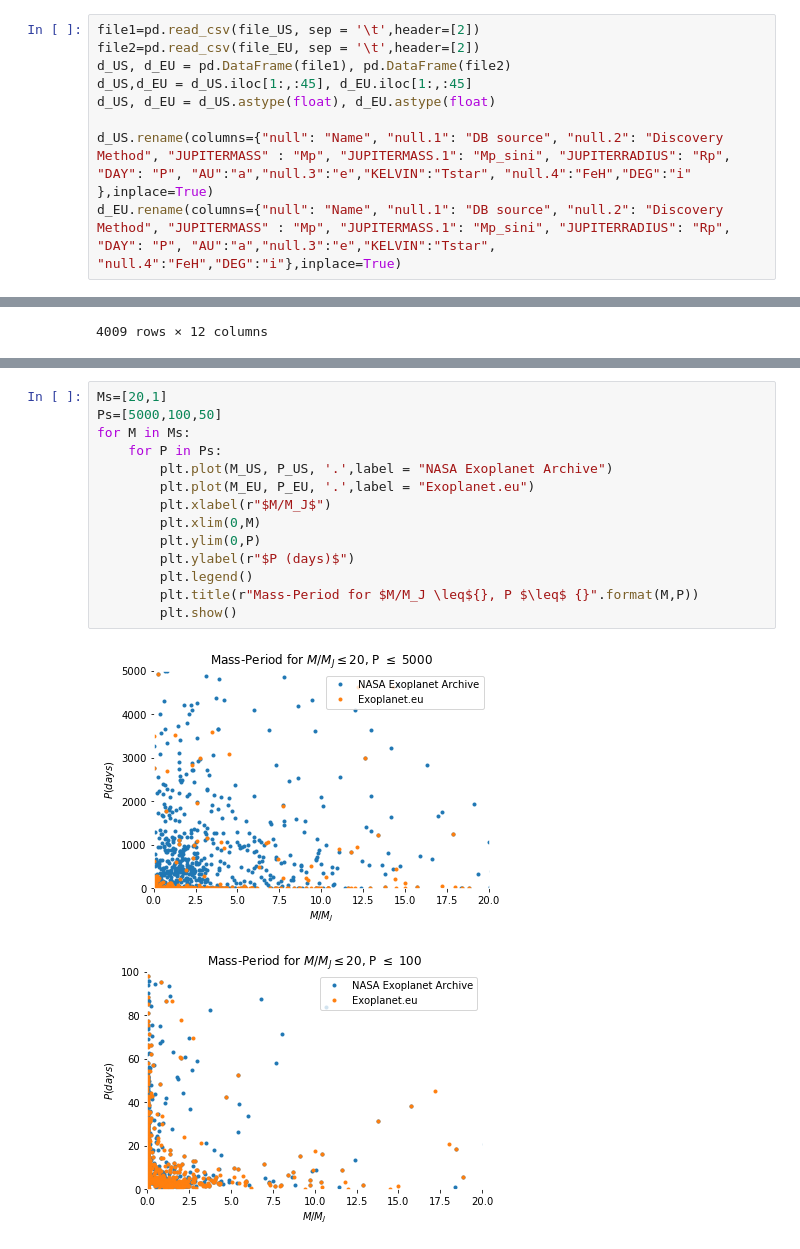
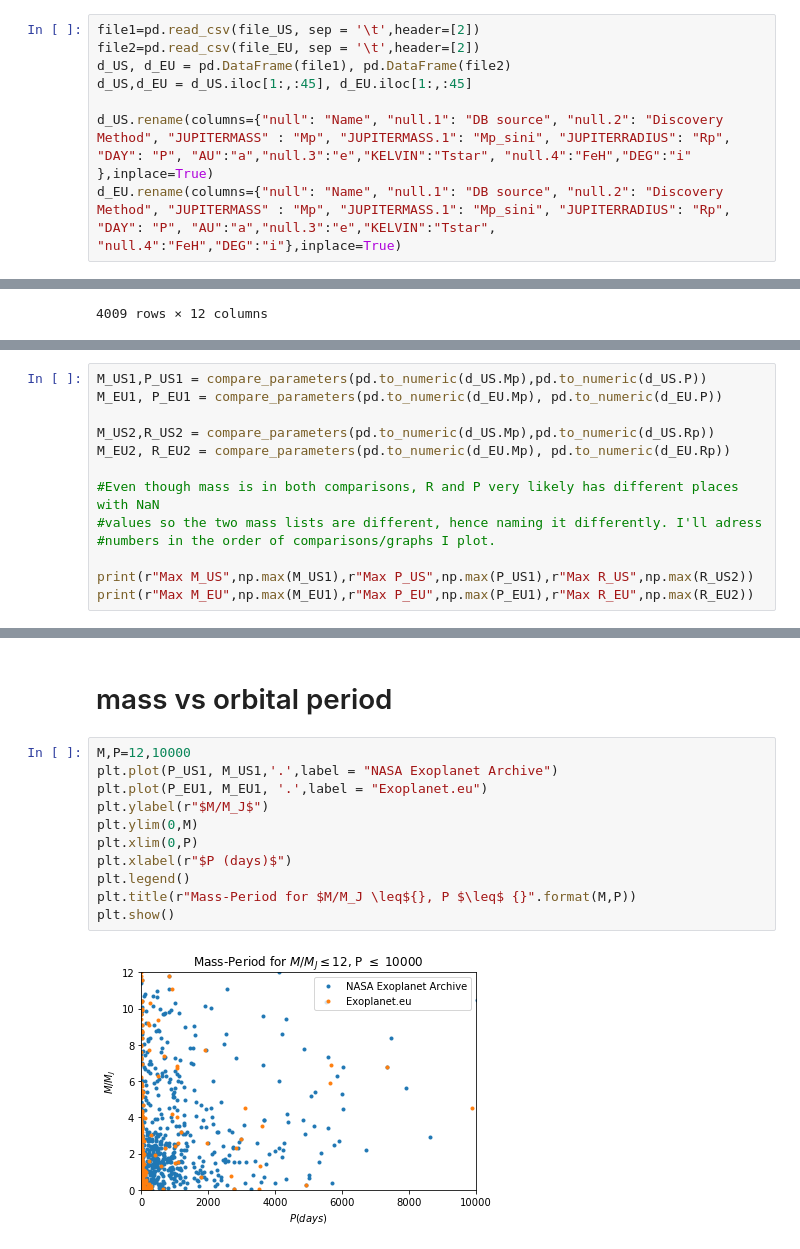
Before and after one commit to anaclb/exoplanets, a Jupyter notebook: test.ipynb, the cells around one changed output, grey strips where cells are left out. Drawn from its saved outputs; the diff is of its cells as text.

```diff
--- a/test.ipynb
+++ b/test.ipynb
@@ -15,7 +14,6 @@ file1=pd.read_csv(file_US, sep = '\t',header=[2])
 file2=pd.read_csv(file_EU, sep = '\t',header=[2])
 d_US, d_EU = pd.DataFrame(file1), pd.DataFrame(file2)
 d_US,d_EU = d_US.iloc[1:,:45], d_EU.iloc[1:,:45]
-d_US, d_EU = d_US.astype(float), d_EU.astype(float)
 
 d_US.rename(columns={"null": "Name", "null.1": "DB source", "null.2": "Discovery Method", "JUPITERMASS" : "Mp", "JUPITERMASS.1": "Mp_sini", "JUPITERRADIUS": "Rp", "DAY": "P", "AU":"a","null.3":"e","KELVIN":"Tstar", "null.4":"FeH","DEG":"i" },inplace=True)
 d_EU.rename(columns={"null": "Name", "null.1": "DB source", "null.2": "Discovery Method", "JUPITERMASS" : "Mp", "JUPITERMASS.1": "Mp_sini", "JUPITERRADIUS": "Rp", "DAY": "P", "AU":"a","null.3":"e","KELVIN":"Tstar", "null.4":"FeH","DEG":"i"},inplace=True)
@@ -70,0 +63,13 @@ Max M_EU 81.9 Max P_EU 730000.0
+# %%
+M_US1,P_US1 = compare_parameters(pd.to_numeric(d_US.Mp),pd.to_numeric(d_US.P))
+M_EU1, P_EU1 = compare_parameters(pd.to_numeric(d_EU.Mp), pd.to_numeric(d_EU.P))
+
+M_US2,R_US2 = compare_parameters(pd.to_numeric(d_US.Mp),pd.to_numeric(d_US.Rp))
+M_EU2, R_EU2 = compare_parameters(pd.to_numeric(d_EU.Mp), pd.to_numeric(d_EU.Rp))
+
+#Even though mass is in both comparisons, R and P very likely has different places with NaN
+#values so the two mass lists are different, hence naming it differently. I'll adress
+#numbers in the order of comparisons/graphs I plot.
+
+print(r"Max M_US",np.max(M_US1),r"Max P_US",np.max(P_US1),r"Max R_US",np.max(R_US2))
+print(r"Max M_EU",np.max(M_EU1),r"Max P_EU",np.max(P_EU1),r"Max R_EU",np.max(R_EU2))
@@ -71,17 +125,15 @@ Max M_EU 81.9 Max P_EU 730000.0
+# %% [markdown]
+# mass vs orbital period
 # %%
-Ms=[20,1]
-Ps=[5000,100,50]
-for M in Ms:
-    for P in Ps:
-        plt.plot(M_US, P_US, '.',label = "NASA Exoplanet Archive")
-        plt.plot(M_EU, P_EU, '.',label = "Exoplanet.eu")
-        plt.xlabel(r"$M/M_J$")
-        plt.xlim(0,M)
-        plt.ylim(0,P)
-        plt.ylabel(r"$P (days)$")
-        plt.legend()
-        plt.title(r"Mass-Period for $M/M_J \leq${}, P $\leq$ {}".format(M,P))
-        plt.show()
+M,P=12,10000
+plt.plot(P_US1, M_US1,'.',label = "NASA Exoplanet Archive")
+plt.plot(P_EU1, M_EU1, '.',label = "Exoplanet.eu")
+plt.ylabel(r"$M/M_J$")
+plt.ylim(0,M)
+plt.xlim(0,P)
+plt.xlabel(r"$P (days)$")
+plt.legend()
+plt.title(r"Mass-Period for $M/M_J \leq${}, P $\leq$ {}".format(M,P))
+plt.show()
 # %% [output]
-[figure, old version]
+[figure, new version]
-[figure, removed]
```
Also changed, not shown: parts of 18 cells of this notebook.
